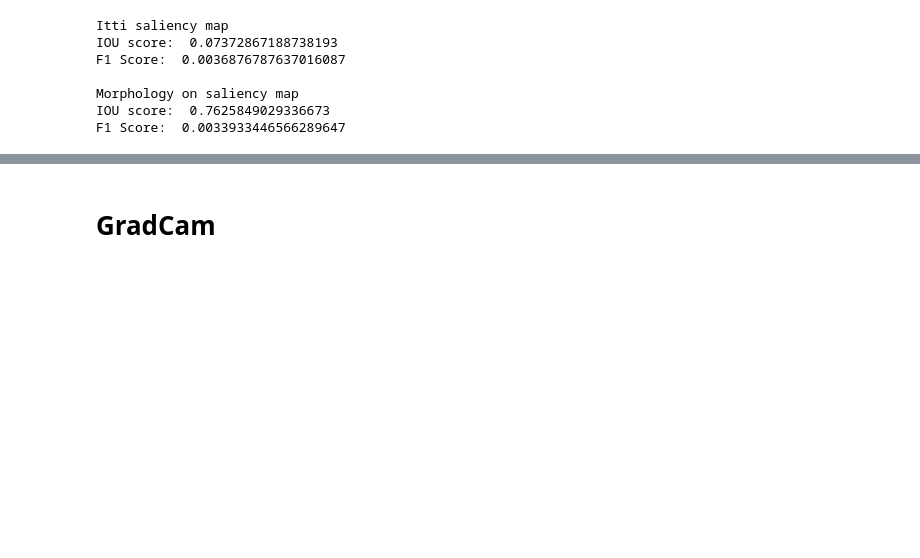
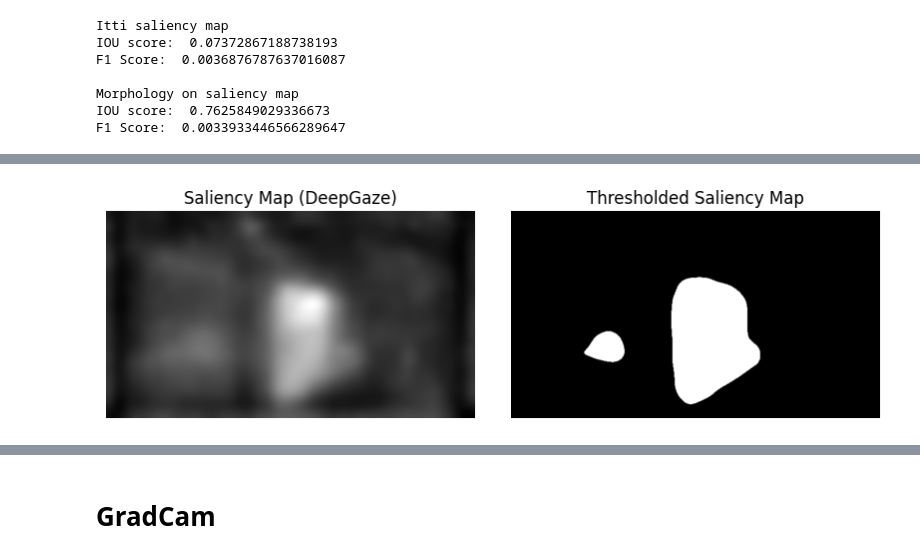
Before and after one commit to mbar0075/SaRLVision, a Jupyter notebook: Experiments/SaRa.ipynb, the cells around one changed output, grey strips where cells are left out. Cells and saved outputs as stored; diff of their text form; code cells hidden in the pictures; blank space fills up the shorter version.

```diff
--- a/Experiments/SaRa.ipynb
+++ b/Experiments/SaRa.ipynb
@@ -221,0 +246,11 @@ plt.show()
+# %%
+fig, ax = plt.subplots(1, 2, figsize=(10, 10))
+ax[0].imshow(saliency_map_rgb)
+ax[0].axis('off')
+ax[0].set_title("Saliency Map (DeepGaze)")
+ax[1].imshow(thresh, cmap='gray')
+ax[1].axis('off')
+ax[1].set_title("Thresholded Saliency Map")
+plt.show()
+# %% [output]
+[figure, added]
```
Also changed, not shown: parts of 8 cells of this notebook, 29 other files.
